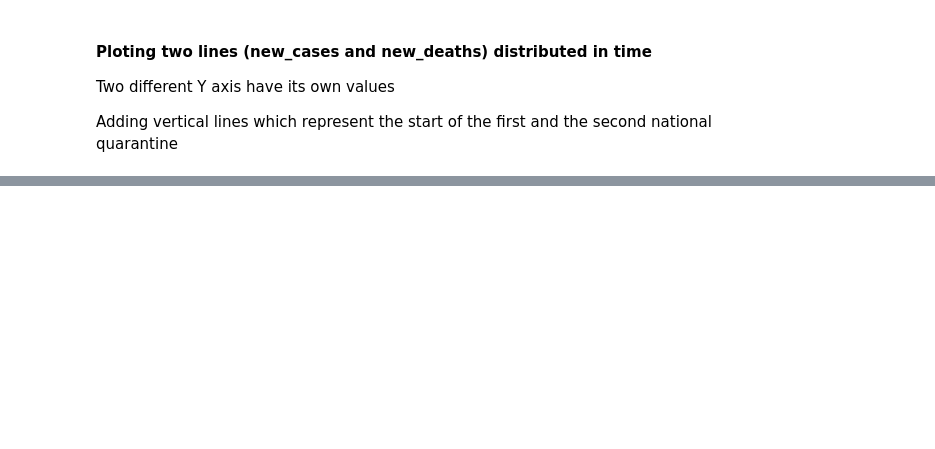
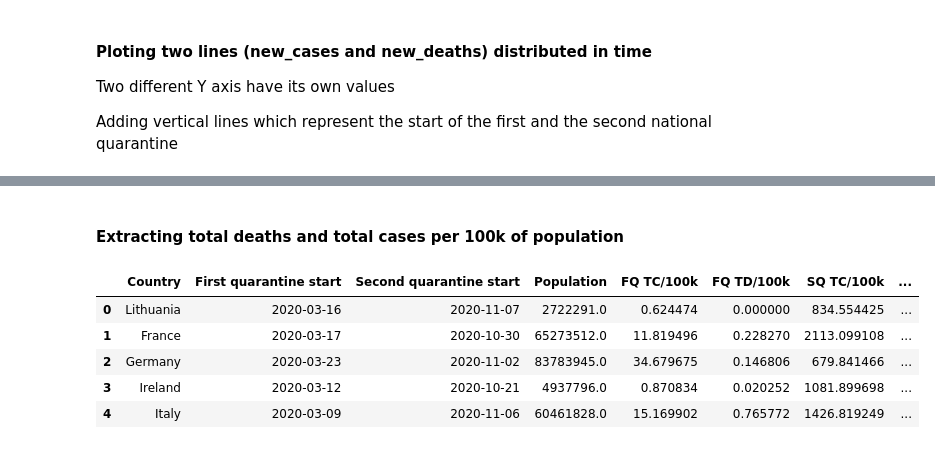
Before and after one commit to ovidijusku/portfolio, a Jupyter notebook: COVID Lithuania/Project COVID.ipynb, the cells around one changed output, grey strips where cells are left out. Drawn from its saved outputs; the diff is of its cells as text; code cells hidden in the pictures; blank space fills up the shorter version.

```diff
--- a/COVID Lithuania/Project COVID.ipynb
+++ b/COVID Lithuania/Project COVID.ipynb
@@ -132,0 +148,4 @@ plt.show()
+# %%
+dictionary = {"Country":["Lithuania", 'France','Germany','Ireland','Italy'],
+             "First quarantine start": ["2020-03-16","2020-03-17", "2020-03-23", "2020-03-12", "2020-03-09"],
+             "Second quarantine start": ["2020-11-07","2020-10-30","2020-11-02","2020-10-21","2020-11-06"]}
@@ -132,0 +171,2 @@ plt.show()
+# %% [markdown]
+#### Extracting total deaths and total cases per 100k of population
@@ -132,0 +204,9 @@ plt.show()
+# %%
+lockdowns.fillna(0)
+# %% [output]
+|  | Country | First quarantine start | Second quarantine start | Population | FQ TC/100k | FQ TD/100k | SQ TC/100k | ... |
+| 0 | Lithuania | 2020-03-16 | 2020-11-07 | 2722291.0 | 0.624474 | 0.000000 | 834.554425 | ... |
+| 1 | France | 2020-03-17 | 2020-10-30 | 65273512.0 | 11.819496 | 0.228270 | 2113.099108 | ... |
+| 2 | Germany | 2020-03-23 | 2020-11-02 | 83783945.0 | 34.679675 | 0.146806 | 679.841466 | ... |
+| 3 | Ireland | 2020-03-12 | 2020-10-21 | 4937796.0 | 0.870834 | 0.020252 | 1081.899698 | ... |
+| 4 | Italy | 2020-03-09 | 2020-11-06 | 60461828.0 | 15.169902 | 0.765772 | 1426.819249 | ... |
```
Also changed, not shown: parts of 15 cells of this notebook.
